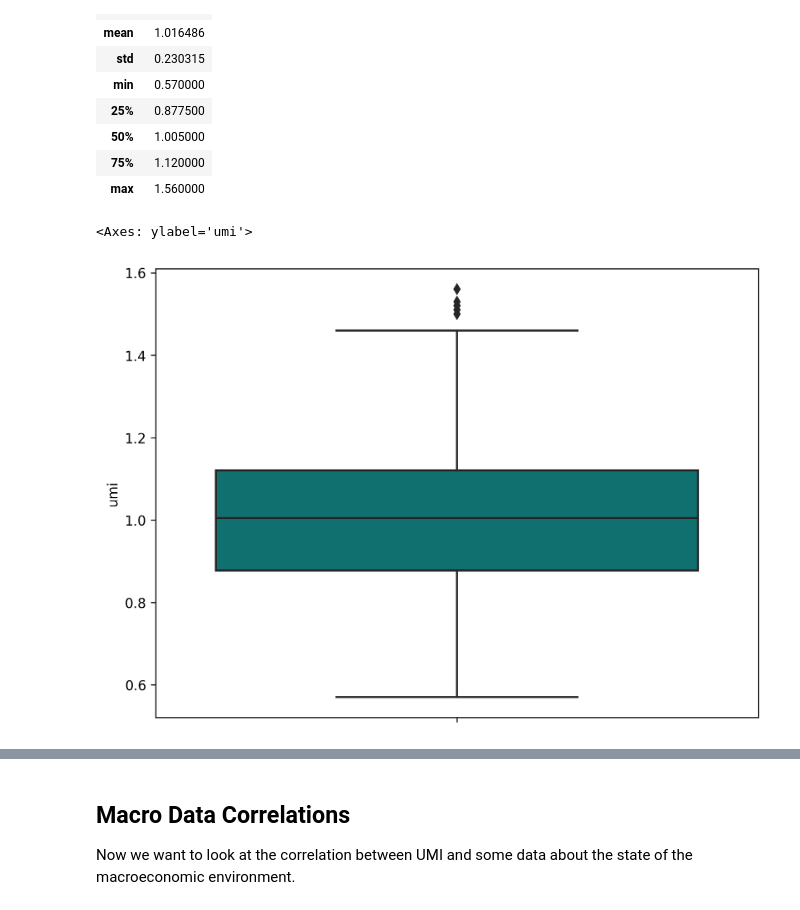
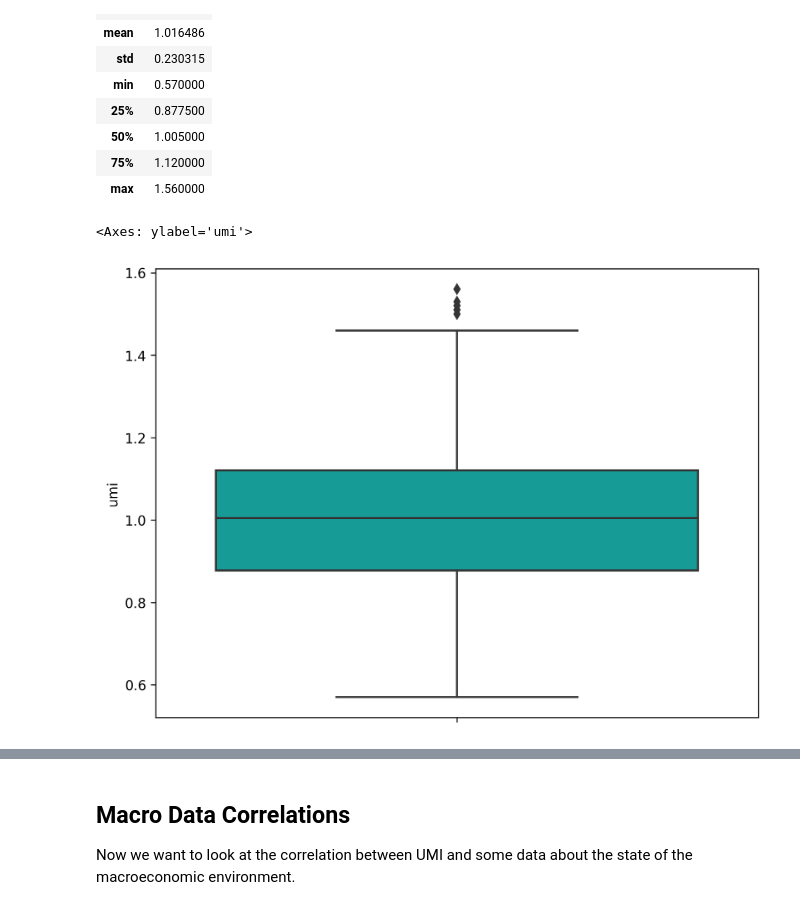
Before and after one commit to jkeltner/umi_playground, a Jupyter notebook: umi_correlation.ipynb, the cells around one changed output, grey strips where cells are left out. Cells and saved outputs as stored; diff of their text form; code cells hidden in the pictures.

Commit message:
Small cosmetic changes to comments and colors.

```diff
--- a/umi_correlation.ipynb
+++ b/umi_correlation.ipynb
@@ -12,6 +12,9 @@ from datetime import datetime
 import ipywidgets as widgets
 from IPython.display import display, clear_output
 from sklearn.linear_model import LinearRegression
+
+# use the official Upstart teal!
+UPSTART_TEAL = '#00b1ac'
 
 # setting up some plot size and dpi for nice graphics
 plt.rcParams['figure.figsize'] = [8.0, 6.0]
@@ -39,9 +42,9 @@ umi_data.describe()
 | max | 1.560000 |
 # %%
 # for those who prefer a visiual look...
-sns.boxplot(y='umi', data=umi_data, color="teal")
+sns.boxplot(y='umi', data=umi_data, color=UPSTART_TEAL)
 # %% [output]
 <Axes: ylabel='umi'>
-[figure, old version]
+[figure, new version]
 # %%
 # Quick graph of UMI over time
```
Also changed, not shown: parts of 2 cells of this notebook, 1 other file.
